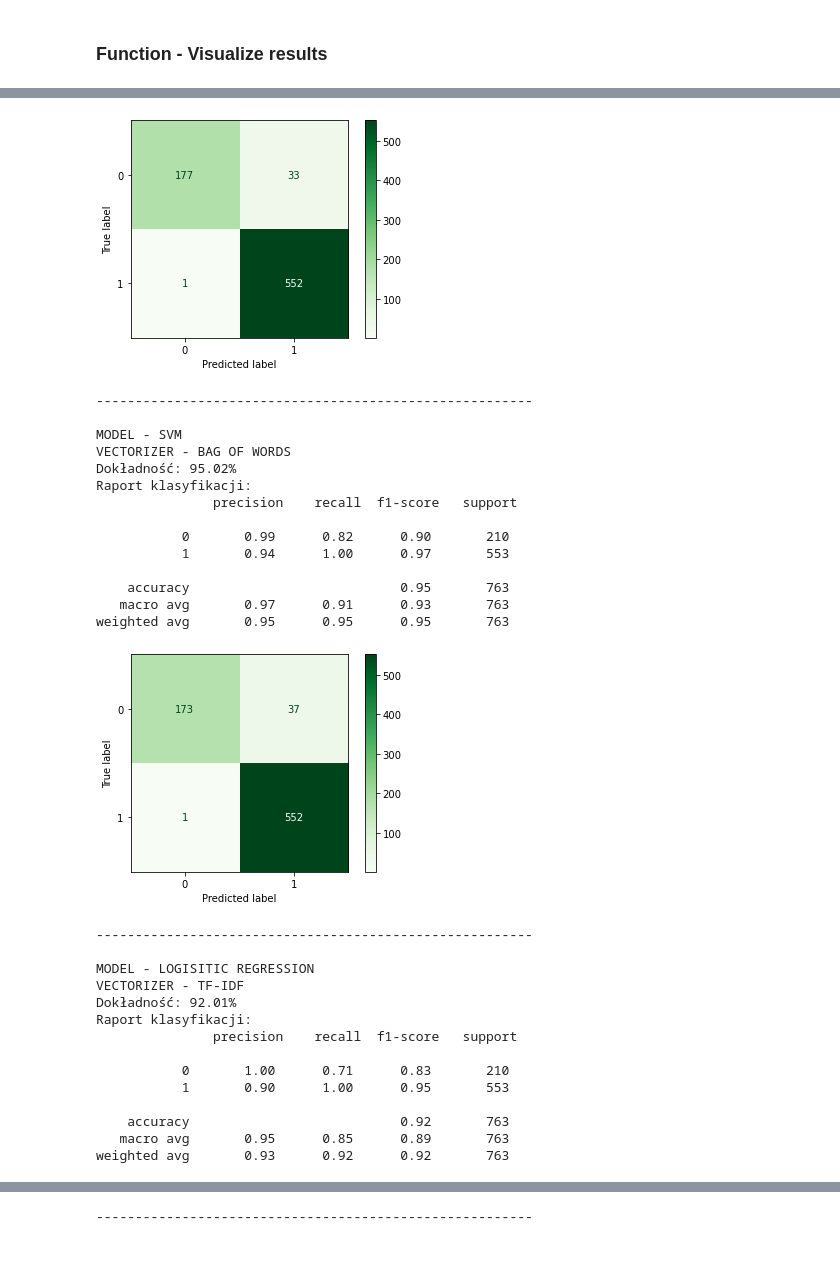
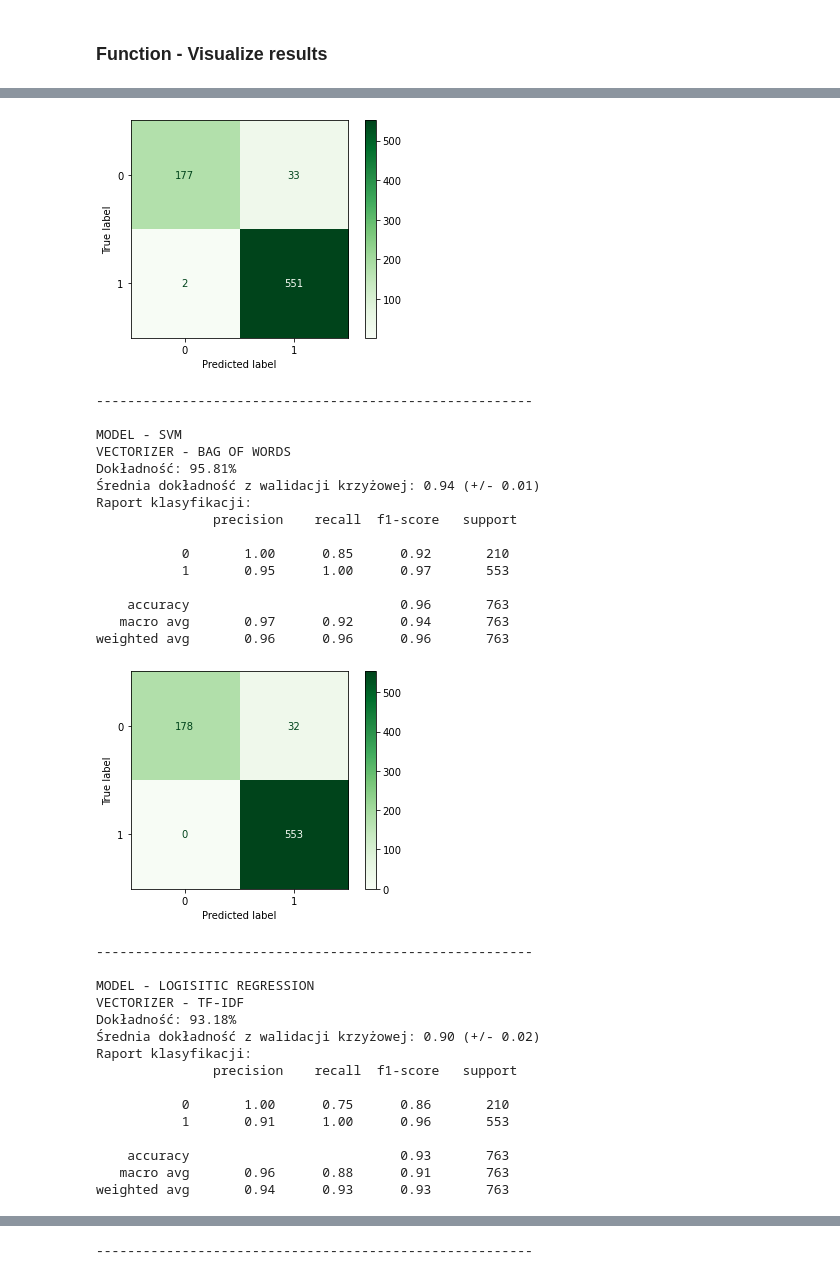
Before and after one commit to Qwerty06280/Detekcja_mowy_nienawisci, a Jupyter notebook: Models.ipynb, the cells around one changed output, grey strips where cells are left out. Saved outputs shown, nothing was run; the diff lists cells and outputs as text; code cells hidden in the pictures.

Commit message:
data cleaning

```diff
--- a/Models.ipynb
+++ b/Models.ipynb
@@ -88,0 +120,6 @@ def Vectorize(method = 'Bag of Words', stop_words = None):
+# %%
+def lemmatize_text(text):
+    doc = nlp(text)
+    return ' '.join([token.lemma_ for token in doc])
+
+df['Final_comment'] = df['Clean_comment'].apply(lemmatize_text)
@@ -89,8 +141,8 @@ def Vectorize(method = 'Bag of Words', stop_words = None):
 # %% [markdown]
 ### Function - make_predictions
 # %%
-def make_predictions(data, comments_col = 'Comment', target_col = 'Is_toxic', vectoraizer_name = 'Bag of Words',
-                     model_name = 'Logistic Regression', stop_words = None, test_size = 0.2):
+def make_predictions(data, comments_col = 'Final_comment', target_col = 'Is_toxic', vectoraizer_name = 'Bag of Words',
+                     model_name = 'Logistic Regression', stop_words = None, test_size = 0.2, n_splits=5):
 
     vectorizer = Vectorize(method = vectoraizer_name, stop_words = stop_words)
     X = vectorizer.fit_transform(data[comments_col])
@@ -107,21 +159,25 @@ def make_predictions(data, comments_col = 'Comment', target_col = 'Is_toxic', ve
     else:
         raise ValueError('Wrong model_name')
 
+    # cross fold validation
+    cv_scores = cross_val_score(model, X_train, y_train, cv=n_splits)
+
     # TRAIN MODEL
     model.fit(X_train, y_train)
     # PREDICT
     predictions = model.predict(X_test)
 
-    return y_test, predictions
+    return y_test, predictions, cv_scores
 # %% [markdown]
 ### Function - Visualize results
 # %%
-def visualize_results(y_test,predictions, model_name: str, vectorizer_name: str):
+def visualize_results(y_test,predictions, cv_scores, model_name: str, vectorizer_name: str):
     cm = confusion_matrix(y_test, predictions)
     cm_display = ConfusionMatrixDisplay(confusion_matrix = cm)
     print(f"MODEL - {model_name.upper()}")
     print(f"VECTORIZER - {vectorizer_name.upper()}")
     print("Dokładność: {}%".format(np.round(accuracy_score(y_test, predictions)*100,2)))
+    print(f"Średnia dokładność z walidacji krzyżowej: {cv_scores.mean():.2f} (+/- {cv_scores.std() * 2:.2f})")
     print("Raport klasyfikacji:\n", classification_report(y_test, predictions))
     cm_display.plot(cmap=plt.cm.Greens)
     plt.show()
@@ -129,7 +185,7 @@ def visualize_results(y_test,predictions, model_name: str, vectorizer_name: str)
 # %%
 # BoW
 logReg_pred = make_predictions(data = df,
-                            comments_col = 'Comment',
+                            comments_col = 'Final_comment',
                             target_col  = 'Is_toxic',
                             vectoraizer_name = 'Bag of Words',
                             model_name = 'Logistic Regression',
@@ -137,7 +193,7 @@ logReg_pred = make_predictions(data = df,
                             test_size = 0.2)
 
 svm_pred = make_predictions(data = df,
-                            comments_col = 'Comment',
+                            comments_col = 'Final_comment',
                             target_col  = 'Is_toxic',
                             vectoraizer_name = 'Bag of Words',
                             model_name = 'SVM',
@@ -146,7 +202,7 @@ svm_pred = make_predictions(data = df,
 
 # TF-IDF
 logReg_pred_idf = make_predictions(data = df,
-                            comments_col = 'Comment',
+                            comments_col = 'Final_comment',
                             target_col  = 'Is_toxic',
                             vectoraizer_name = 'TF-IDF',
                             model_name = 'Logistic Regression',
@@ -154,7 +210,7 @@ logReg_pred_idf = make_predictions(data = df,
                             test_size = 0.2)
 
 svm_pred_idf = make_predictions(data = df,
-                            comments_col = 'Comment',
+                            comments_col = 'Final_comment',
                             target_col  = 'Is_toxic',
                             vectoraizer_name = 'TF-IDF',
                             model_name = 'SVM',
@@ -163,21 +219,25 @@ svm_pred_idf = make_predictions(data = df,
 # %%
 visualize_results(y_test = logReg_pred[0],
                  predictions = logReg_pred[1],
+                 cv_scores = logReg_pred[2],
                  model_name = 'Logisitic Regression',
                  vectorizer_name = 'Bag of Words')
 
 visualize_results(y_test = svm_pred[0],
                  predictions = svm_pred[1],
+                 cv_scores = svm_pred[2],
                  model_name = 'SVM',
                  vectorizer_name = 'Bag of Words')
 
 visualize_results(y_test = logReg_pred_idf[0],
                  predictions = logReg_pred_idf[1],
+                 cv_scores = logReg_pred_idf[2],
                  model_name = 'Logisitic Regression',
                  vectorizer_name = 'TF-IDF')
 
 visualize_results(y_test = svm_pred_idf[0],
                  predictions = svm_pred_idf[1],
+                 cv_scores = svm_pred_idf[2],
                  model_name = 'SVM',
                  vectorizer_name = 'TF-IDF')
 # %% [output]
@@ -196,33 +257,35 @@ weighted avg       0.96      0.96      0.95       763
 [figure]
 --------------------------------------------------------
 
 MODEL - SVM
 VECTORIZER - BAG OF WORDS
-Dokładność: 95.02%
+Dokładność: 95.81%
+Średnia dokładność z walidacji krzyżowej: 0.94 (+/- 0.01)
 Raport klasyfikacji:
                precision    recall  f1-score   support
 
-           0       0.99      0.82      0.90       210
-           1       0.94      1.00      0.97       553
+           0       1.00      0.85      0.92       210
+           1       0.95      1.00      0.97       553
 
-    accuracy                           0.95       763
-   macro avg       0.97      0.91      0.93       763
-weighted avg       0.95      0.95      0.95       763
+    accuracy                           0.96       763
+   macro avg       0.97      0.92      0.94       763
+weighted avg       0.96      0.96      0.96       763
-[figure, old version]
+[figure, new version]
 --------------------------------------------------------
 
 MODEL - LOGISITIC REGRESSION
 VECTORIZER - TF-IDF
-Dokładność: 92.01%
+Dokładność: 93.18%
+Średnia dokładność z walidacji krzyżowej: 0.90 (+/- 0.02)
 Raport klasyfikacji:
                precision    recall  f1-score   support
 
-           0       1.00      0.71      0.83       210
-           1       0.90      1.00      0.95       553
+           0       1.00      0.75      0.86       210
+           1       0.91      1.00      0.96       553
 
-    accuracy                           0.92       763
-   macro avg       0.95      0.85      0.89       763
-weighted avg       0.93      0.92      0.92       763
+    accuracy                           0.93       763
+   macro avg       0.96      0.88      0.91       763
+weighted avg       0.94      0.93      0.93       763
 [figure]
 --------------------------------------------------------
 
```
Also changed, not shown: parts of 14 cells of this notebook, 2 other files.
